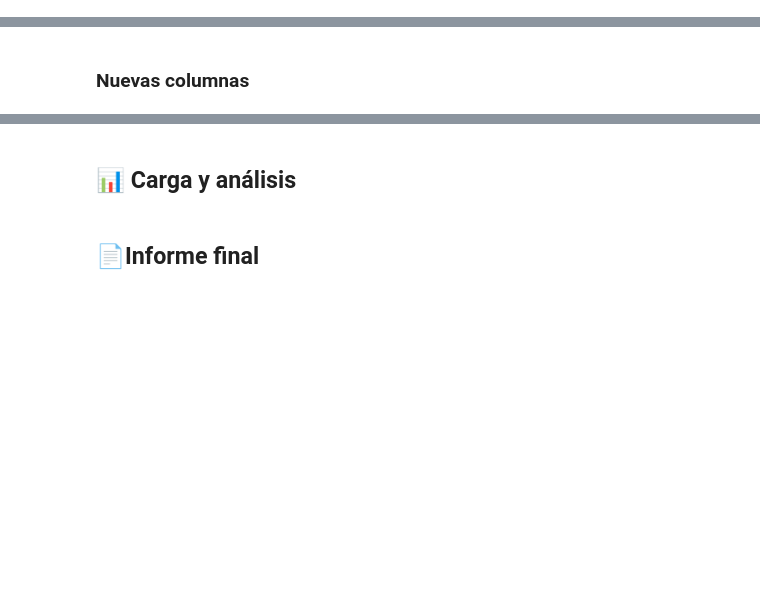
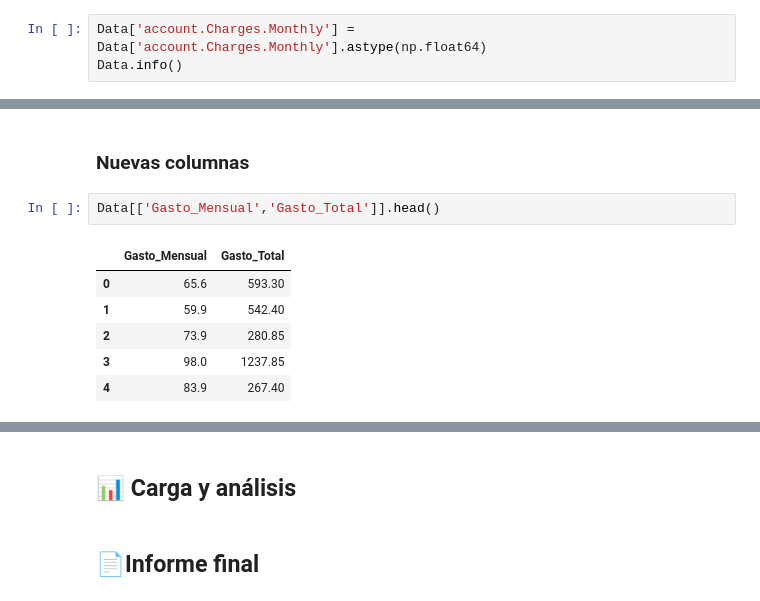
Before and after one commit to CarloR04/Challenge-Telcom_X, a Jupyter notebook: Telcom_X.ipynb, the cells around one changed output, grey strips where cells are left out. Saved outputs shown, nothing was run; the diff lists cells and outputs as text; blank space fills up the shorter version.

```diff
--- a/Telcom_X.ipynb
+++ b/Telcom_X.ipynb
@@ -546,0 +562,3 @@ display(Text_unique_df)
+# %%
+Data['account.Charges.Monthly'] = Data['account.Charges.Monthly'].astype(np.float64)
+Data.info()
@@ -549,2 +661,11 @@ display(Text_unique_df)
 # %% [markdown]
 ### **Nuevas columnas**
+# %%
+Data[['Gasto_Mensual','Gasto_Total']].head()
+# %% [output]
+|  | Gasto_Mensual | Gasto_Total |
+| 0 | 65.6 | 593.30 |
+| 1 | 59.9 | 542.40 |
+| 2 | 73.9 | 280.85 |
+| 3 | 98.0 | 1237.85 |
+| 4 | 83.9 | 267.40 |
```
Also changed, not shown: parts of 17 cells of this notebook.
